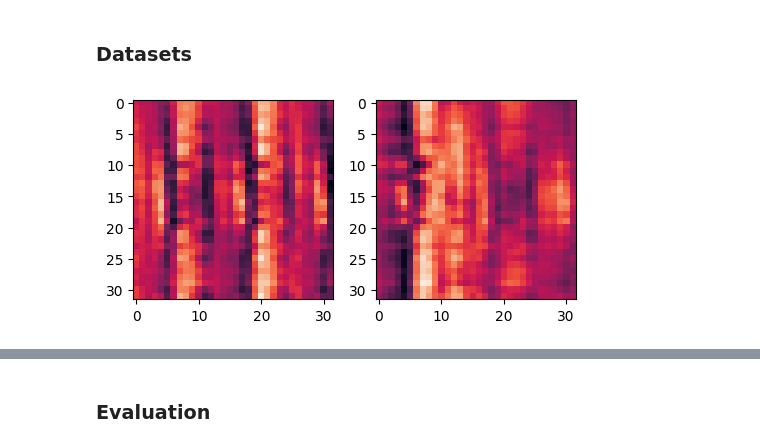
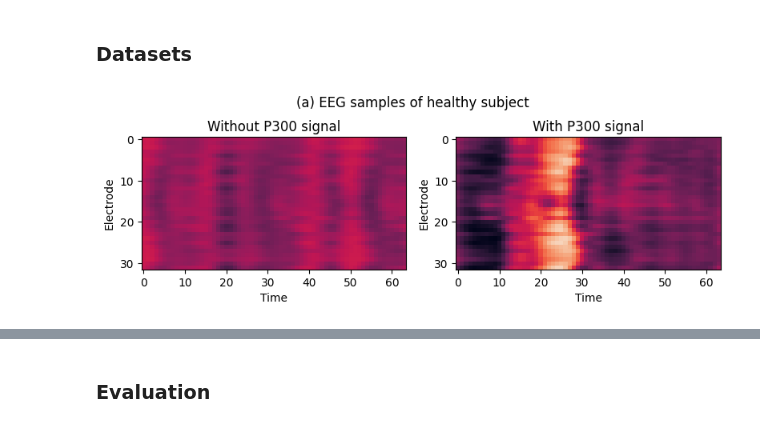
Before and after one commit to ZPZhou-lab/MatrixGLM, a Jupyter notebook: experiments.ipynb, the cells around one changed output, grey strips where cells are left out. Cells and saved outputs as stored; diff of their text form; code cells hidden in the pictures.

```diff
--- a/experiments.ipynb
+++ b/experiments.ipynb
@@ -81,12 +111,19 @@ def PreprocessingData(
 # %%
 dataset = moabb.datasets.EPFLP300()
 # dataset.subject_list = [1]
-X, y, metadata = PreprocessingData(dataset=dataset,resample=32)
+X, y, metadata = PreprocessingData(dataset=dataset,resample=64,merge_filter=True)
 # %%
-fig, ax = plt.subplots(1,2,figsize=(5,3))
+fig, ax = plt.subplots(1,2,figsize=(8,2.6))
 ax = ax.flatten()
-ax[0].imshow(X[y==0].mean(axis=0),cmap=sns.cm.rocket)
-ax[1].imshow(X[y==1].mean(axis=0),cmap=sns.cm.rocket)
+ax[0].imshow(X[(metadata["subject"] == 6) & (y==0)].mean(axis=0),cmap=sns.cm.rocket,vmin=-0.3,vmax=0.5)
+ax[0].set_xlabel("Time")
+ax[0].set_ylabel("Electrode")
+ax[0].set_title("Without P300 signal")
+ax[1].imshow(X[(metadata["subject"] == 6) & (y==1)].mean(axis=0),cmap=sns.cm.rocket,vmin=-0.3,vmax=0.5)
+ax[1].set_xlabel("Time")
+ax[1].set_ylabel("Electrode")
+ax[1].set_title("With P300 signal")
+fig.suptitle("(a) EEG samples of healthy subject")
 plt.tight_layout()
 # %% [output]
-[figure, old version]
+[figure, new version]
```
Also changed, not shown: parts of 2 cells of this notebook, 2 other files.
